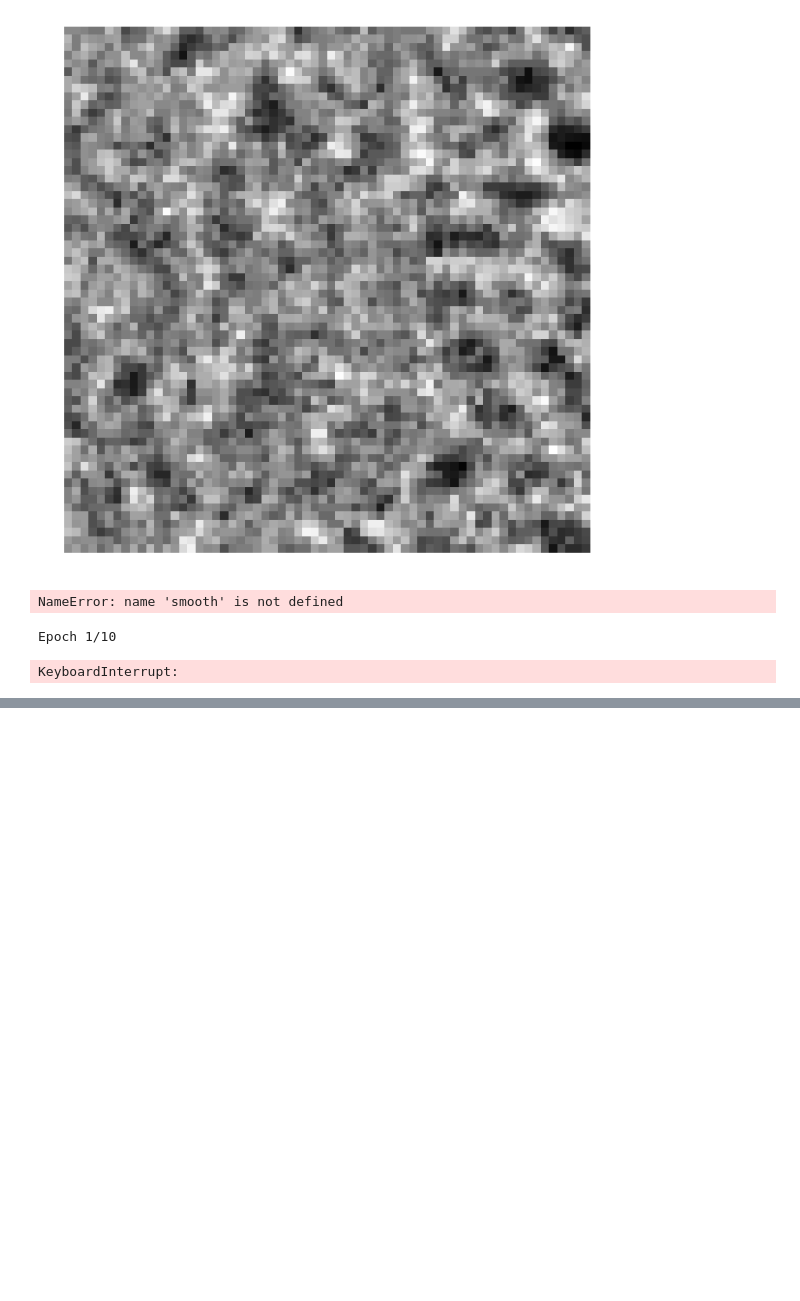
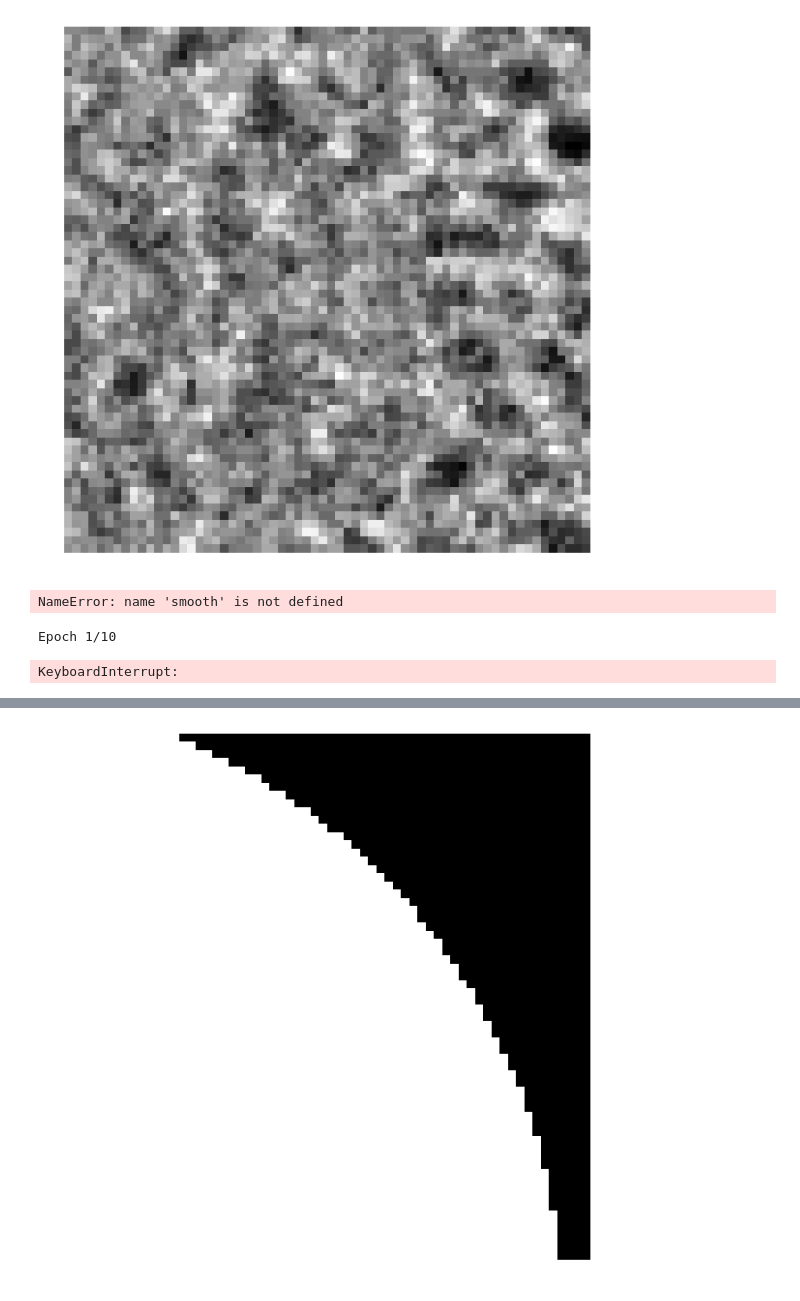
Before and after one commit to sbarton272/particleRecognition, a Jupyter notebook: classfier_builds/CNN_Build_2.ipynb, the cells around one changed output, grey strips where cells are left out. Cells and saved outputs as stored; diff of their text form; code cells hidden in the pictures; blank space fills up the shorter version.

```diff
--- a/classfier_builds/CNN_Build_2.ipynb
+++ b/classfier_builds/CNN_Build_2.ipynb
@@ -427,0 +449,4 @@ KeyboardInterrupt:
+# %%
+imm(testY[5,:,:,:].reshape([64,64]))
+# %% [output]
+[figure, added]
```
Also changed, not shown: parts of 11 cells of this notebook, 3 other files.
